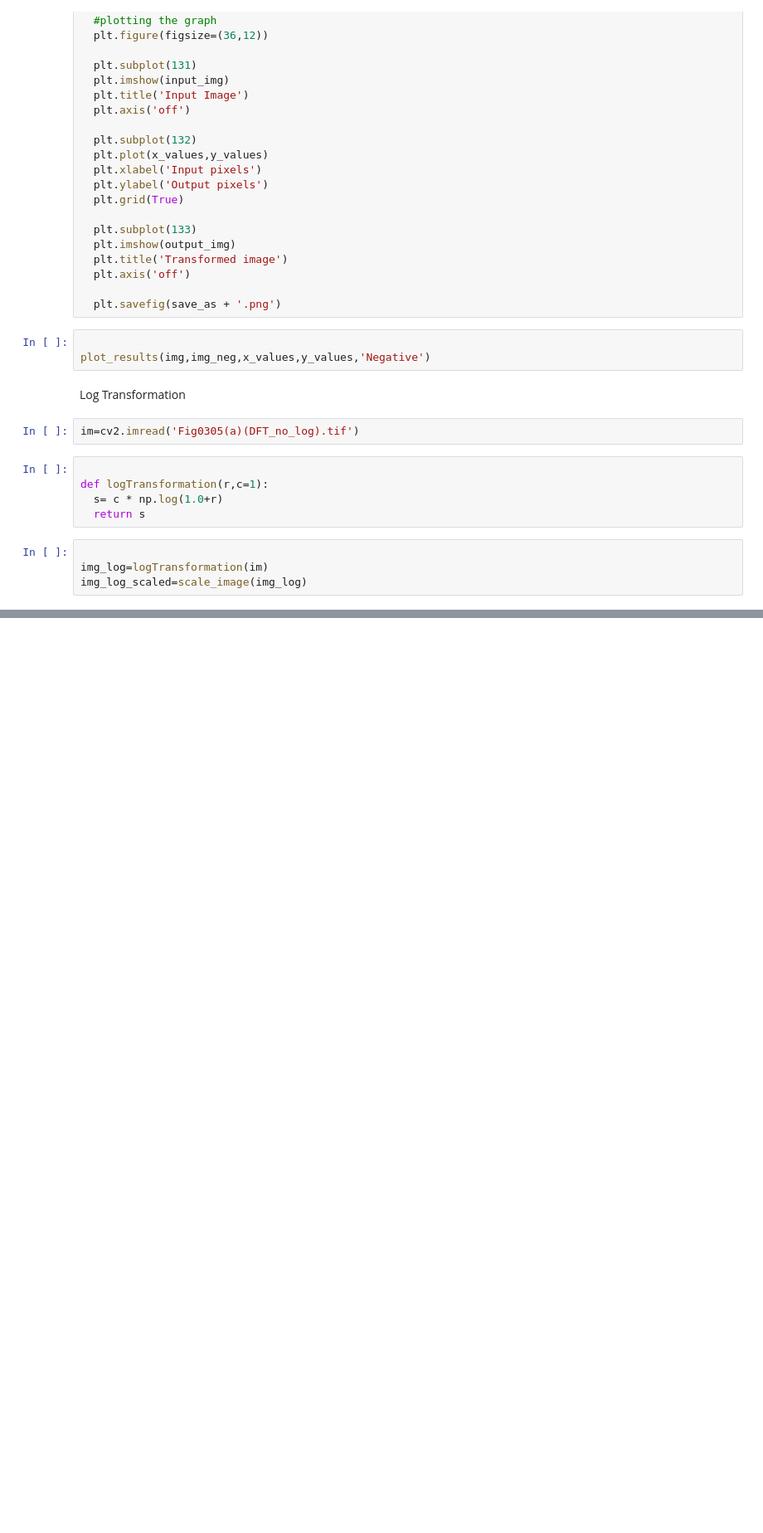
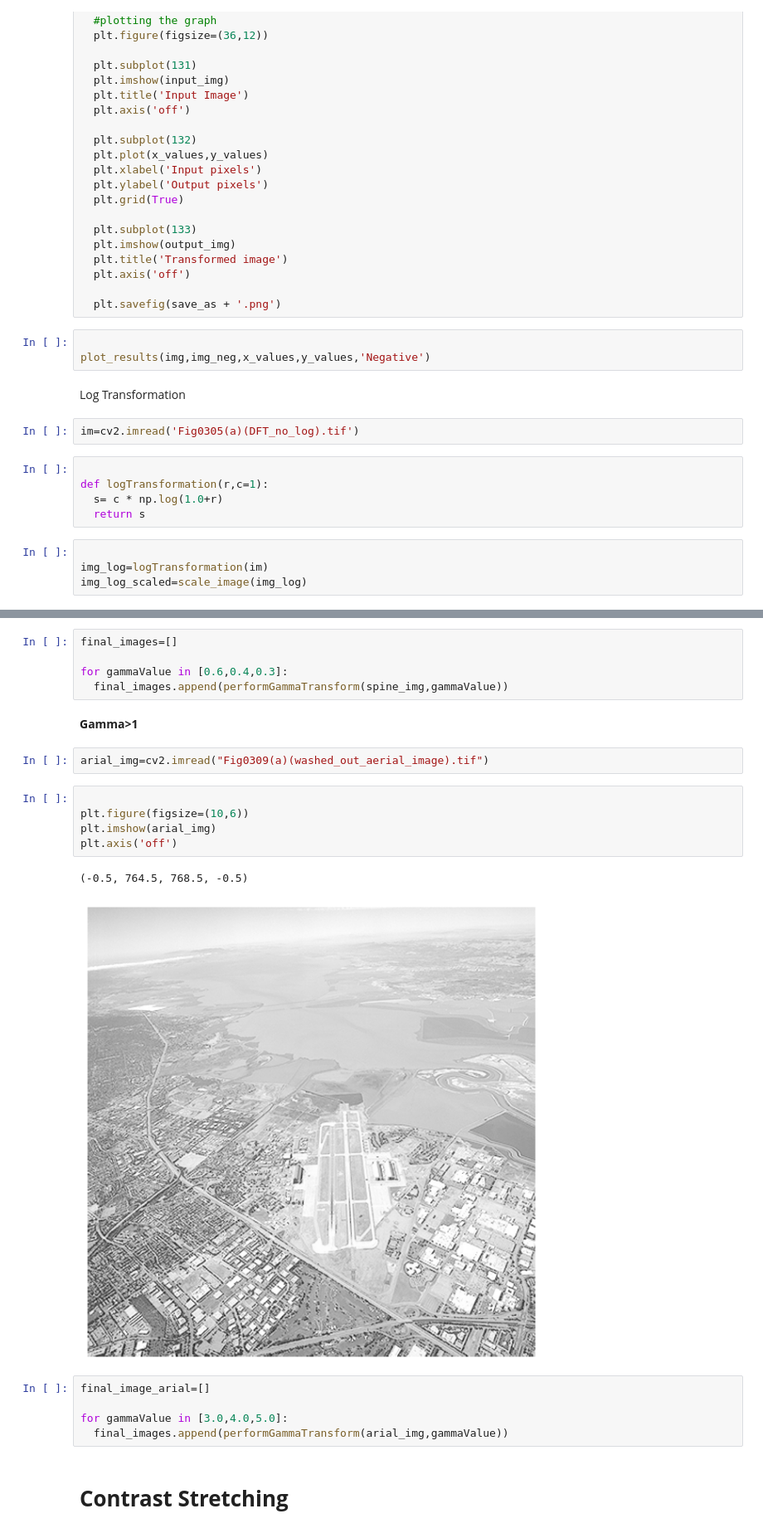
Before and after one commit to GeethmaMunasinghe/Digital_Image_Processing, a Jupyter notebook: Basic_Intensity_Transformation.ipynb, the cells around one changed output, grey strips where cells are left out. Shown at 83% size. Drawn from its saved outputs; the diff is of its cells as text; blank space fills up the shorter version.

```diff
--- a/Basic_Intensity_Transformation.ipynb
+++ b/Basic_Intensity_Transformation.ipynb
@@ -83,0 +123,25 @@ plot_results(im,img_log_scaled,x_values,y_values,'log')
+# %%
+final_images=[]
+
+for gammaValue in [0.6,0.4,0.3]:
+  final_images.append(performGammaTransform(spine_img,gammaValue))
+# %% [markdown]
+**Gamma>1**
+# %%
+arial_img=cv2.imread("Fig0309(a)(washed_out_aerial_image).tif")
+# %%
+
+plt.figure(figsize=(10,6))
+plt.imshow(arial_img)
+plt.axis('off')
+# %% [output]
+(-0.5, 764.5, 768.5, -0.5)
+[figure, added]
+# %%
+final_image_arial=[]
+
+for gammaValue in [3.0,4.0,5.0]:
+  final_images.append(performGammaTransform(arial_img,gammaValue))
+# %% [markdown]
+
+# **Contrast Stretching**
```
Also changed, not shown: parts of 23 cells of this notebook.
